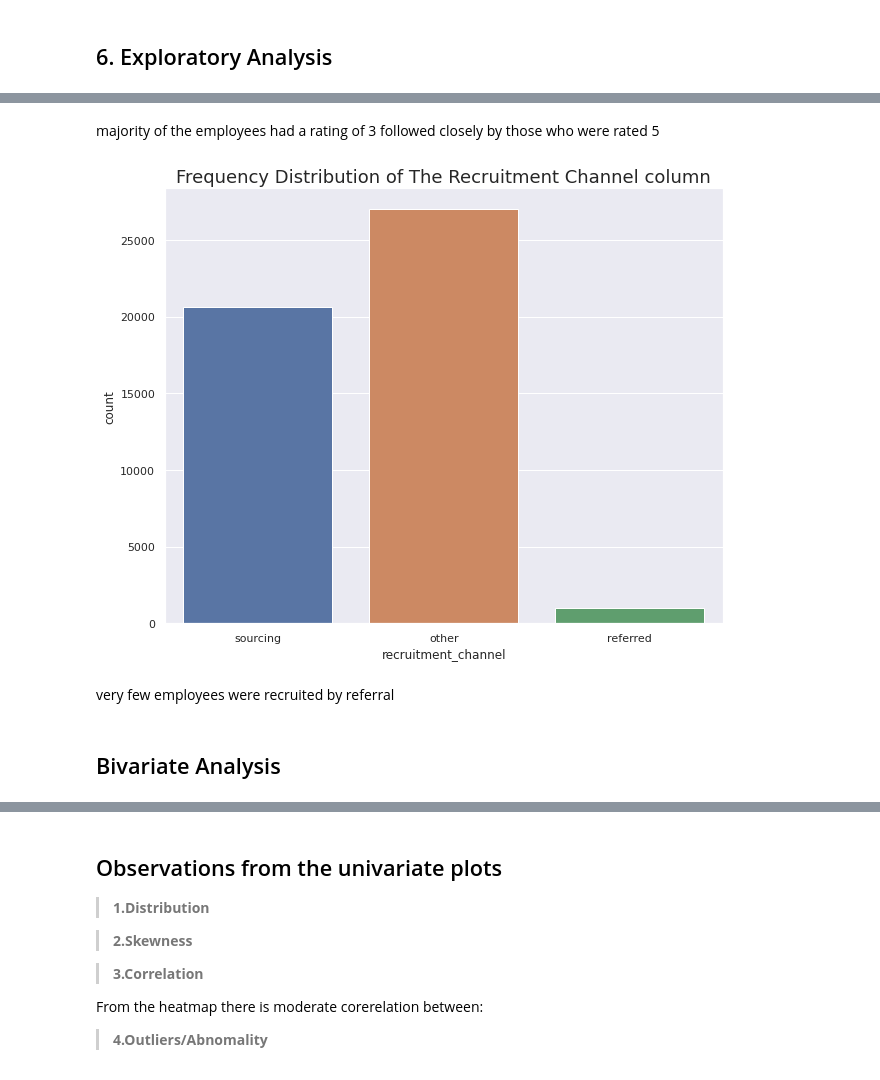
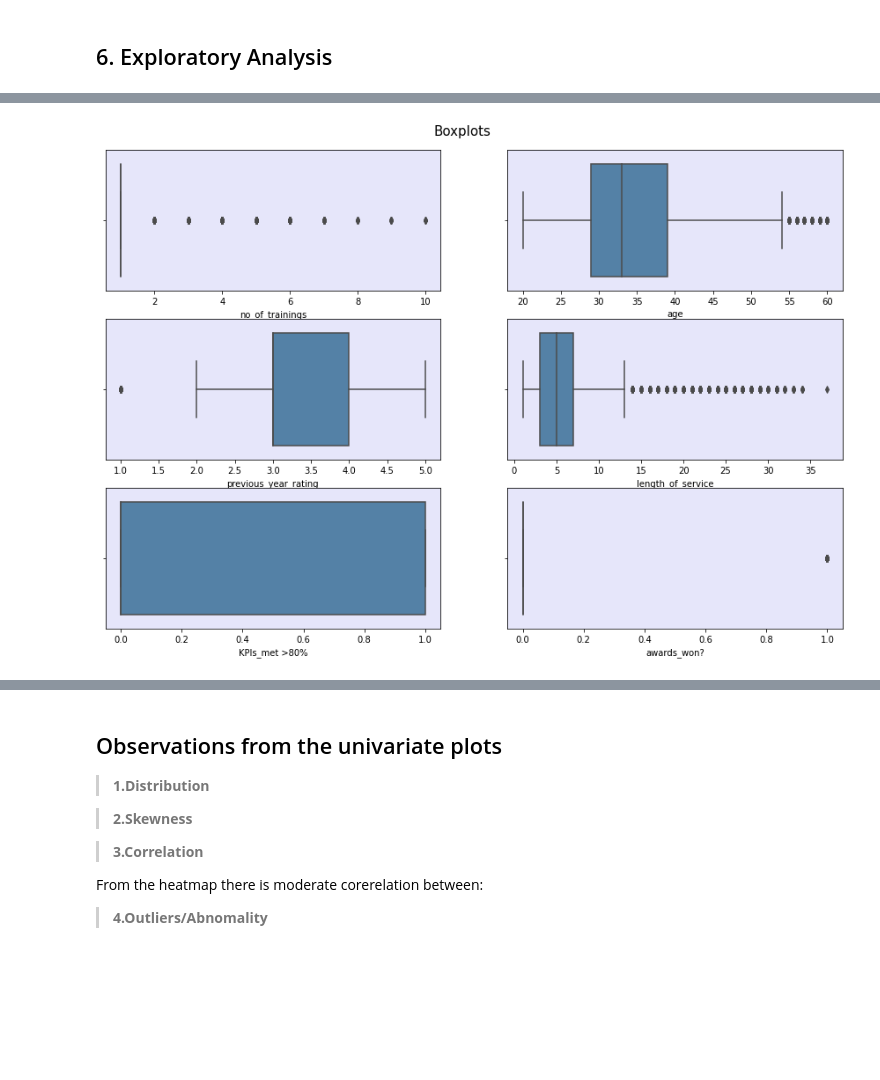
Before and after one commit to abel-keya/employee_promotion_recommender, a Jupyter notebook: employee_recomender_system_group5_cci.ipynb, the cells around one changed output, grey strips where cells are left out. Saved outputs shown, nothing was run; the diff lists cells and outputs as text; code cells hidden in the pictures; blank space fills up the shorter version.

```diff
--- a/employee_recomender_system_group5_cci.ipynb
+++ b/employee_recomender_system_group5_cci.ipynb
@@ -266,2 +236,6 @@ sum(df1.duplicated())
 # %% [output]
 0
+# %%
+#dropping duplicates
+df=df.drop_duplicates()
+df
@@ -531,16 +423,0 @@ plt.show()
-# %% [markdown]
-majority of the employees had a rating of 3 followed closely by those who were rated 5
-# %%
-# Plotting the recruitment channel column
-#---
-plt.figure(figsize=(10, 8))
-sns.set(style="darkgrid")
-ax = sns.countplot(x="recruitment_channel", data=df1)
-ax.set_title('Frequency Distribution of The Recruitment Channel column', fontsize=18)
-plt.show()
-# %% [output]
-[figure, removed]
-# %% [markdown]
-very few employees were recruited by referral
-# %% [markdown]
-## Bivariate Analysis
@@ -546,0 +427,19 @@ very few employees were recruited by referral
+# %%
+# Boxplots
+# Creating a list of columns to check for outliers
+# Creating a list of colors
+#
+col_list = ['no_of_trainings', 'age', 'previous_year_rating',
+       'length_of_service', 'KPIs_met >80%', 'awards_won?',
+       'avg_training_score', 'is_promoted']
+colors = ['steelblue','steelblue','steelblue','steelblue','steelblue','steelblue']
+
+# Plotting boxplots of the col_list columns to check for outliers
+#
+fig, axes = plt.subplots(nrows = 3, ncols = 2, figsize = (15, 10))
+plt.suptitle('Boxplots', fontsize = 15, y = 0.92, color = 'black')
+for ax, data, column, color in zip(axes.flatten(), df, col_list, colors):
+  sns.boxplot(df[column], ax = ax, color = color)
+  ax.set_facecolor('lavender')
+# %% [output]
+[figure, added]
```
Also changed, not shown: parts of 81 cells of this notebook.
